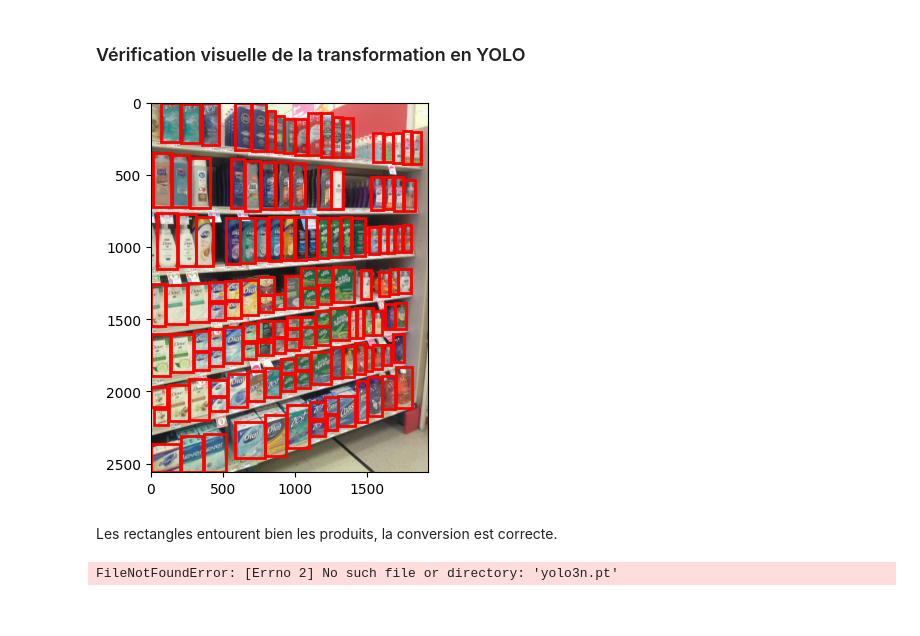
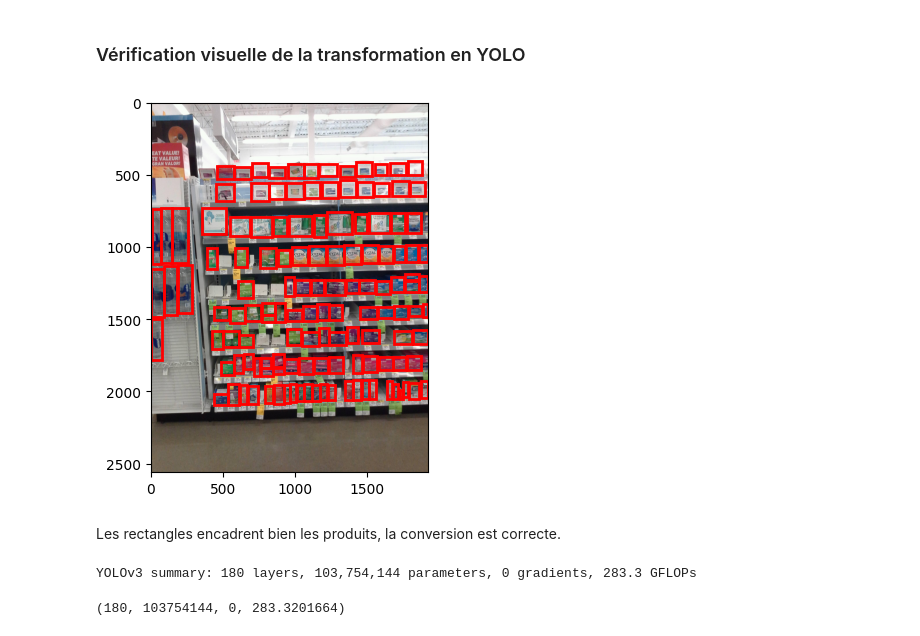
Before and after one commit to Manon-56/veille_technique, a Jupyter notebook: load_and_preprocess_dataset.ipynb, the cells around one changed output. Saved outputs shown, nothing was run; the diff lists cells and outputs as text; code cells hidden in the pictures.

```diff
--- a/load_and_preprocess_dataset.ipynb
+++ b/load_and_preprocess_dataset.ipynb
@@ -110,32 +110,36 @@ convert_coco_to_yolo(dataset, 'data_yolo')
 # %%
 import matplotlib.pyplot as plt
 import matplotlib.patches as patches
 from PIL import Image
 
-img = Image.open("data_yolo/images/train/image_1.jpeg")
+img = Image.open("data_yolo/images/test/image_1.jpeg")
 w, h = img.size
 fig, ax = plt.subplots(1)
 ax.imshow(img)
 
 # lines_list = []
-with open("data_yolo/labels/train/image_1.txt") as f:
+with open("data_yolo/labels/test/image_1.txt") as f:
     lines_list = [line.rstrip('\n').split() for line in f]
 
 for line in lines_list:
     cls, cx, cy, bw, bh = map(float, line)
     x = (cx - bw / 2) * w
     y = (cy - bh / 2) * h
     bw *= w
     bh *= h
     ax.add_patch(
         patches.Rectangle((x, y), bw, bh, edgecolor="red", facecolor="none", linewidth=2)
     )
 plt.show()
 # %% [output]
-[figure, old version]
+[figure, new version]
 # %% [markdown]
-Les rectangles entourent bien les produits, la conversion est correcte.
+Les rectangles encadrent bien les produits, la conversion est correcte.
 # %%
-model = YOLO("yolo3n.pt")
+model = YOLO("yolov3u.pt")
-# %% [output]
-FileNotFoundError: [Errno 2] No such file or directory: 'yolo3n.pt'
+# %%
+# Display model information (optional)
+model.info()
+# %% [output]
+YOLOv3 summary: 180 layers, 103,754,144 parameters, 0 gradients, 283.3 GFLOPs
+(180, 103754144, 0, 283.3201664)
```
Also changed, not shown: parts of 6 cells of this notebook, 2 other files.
